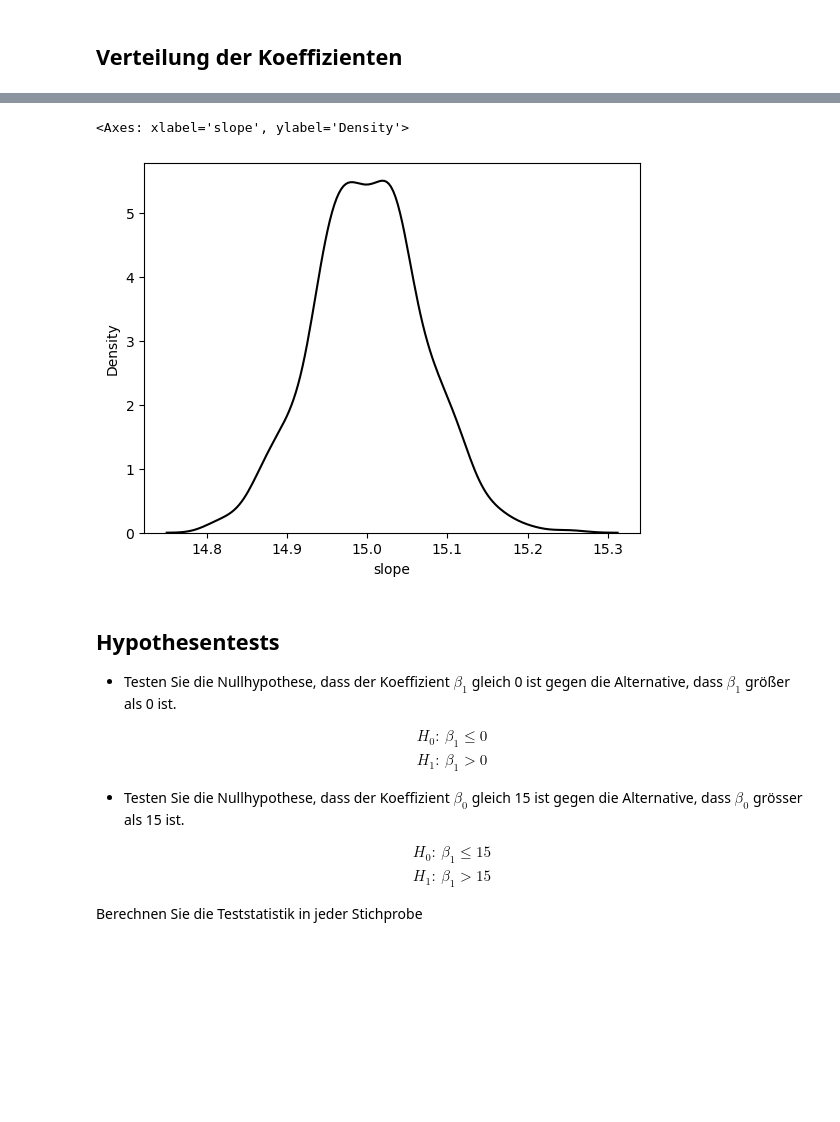
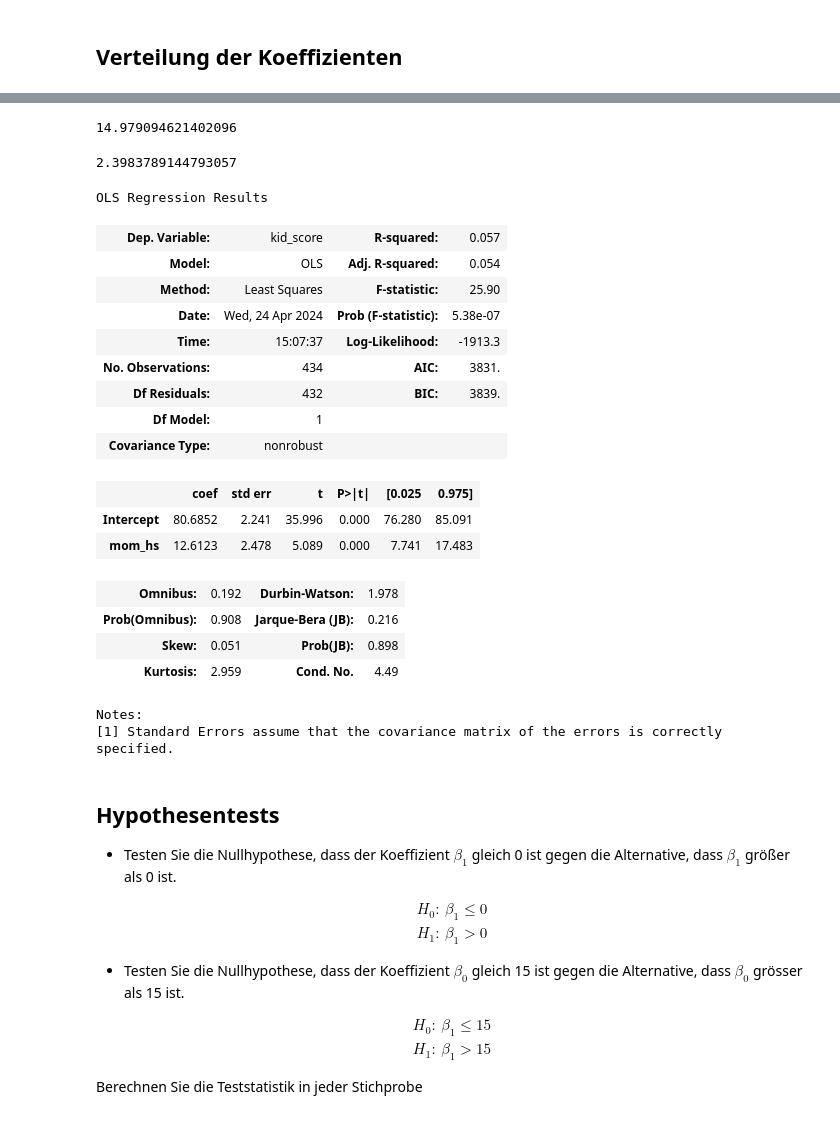
Before and after one commit to febse/econ2024-de, a Jupyter notebook: 05-Einweg-Varianzanalyse.ipynb, the cells around one changed output, grey strips where cells are left out. Saved outputs shown, nothing was run; the diff lists cells and outputs as text; code cells hidden in the pictures; blank space fills up the shorter version.

```diff
--- a/05-Einweg-Varianzanalyse.ipynb
+++ b/05-Einweg-Varianzanalyse.ipynb
@@ -176,9 +191,35 @@ plt.axvline(x=15, color='red', linestyle='--')
-# %%
-fig, ax = plt.subplots(figsize=(8, 6))
-sns.kdeplot(x='slope', data=sim, color='black')
-# %% [output]
-<Axes: xlabel='slope', ylabel='Density'>
-[figure, removed]
+# %%
+sim["slope"].mean()
+# %% [output]
+14.979094621402096
+# %%
+sim["slope"].std()
+# %% [output]
+2.3983789144793057
+# %%
+sample_1 = dt[dt["sim_id"] == 1]
+
+ols('kid_score ~ mom_hs', data=sample_1).fit().summary()
+# %% [output]
+OLS Regression Results
+| Dep. Variable: | kid_score | R-squared: | 0.057 |
+| Model: | OLS | Adj. R-squared: | 0.054 |
+| Method: | Least Squares | F-statistic: | 25.90 |
+| Date: | Wed, 24 Apr 2024 | Prob (F-statistic): | 5.38e-07 |
+| Time: | 15:07:37 | Log-Likelihood: | -1913.3 |
+| No. Observations: | 434 | AIC: | 3831. |
+| Df Residuals: | 432 | BIC: | 3839. |
+| Df Model: | 1 |  |  |
+| Covariance Type: | nonrobust |  |  |
+|  | coef | std err | t | P>|t| | [0.025 | 0.975] |
+| Intercept | 80.6852 | 2.241 | 35.996 | 0.000 | 76.280 | 85.091 |
+| mom_hs | 12.6123 | 2.478 | 5.089 | 0.000 | 7.741 | 17.483 |
+| Omnibus: | 0.192 | Durbin-Watson: | 1.978 |
+| Prob(Omnibus): | 0.908 | Jarque-Bera (JB): | 0.216 |
+| Skew: | 0.051 | Prob(JB): | 0.898 |
+| Kurtosis: | 2.959 | Cond. No. | 4.49 |
+Notes:
+[1] Standard Errors assume that the covariance matrix of the errors is correctly specified.
 # %% [markdown]
 ## Hypothesentests
 
```
Also changed, not shown: parts of 24 cells of this notebook.
